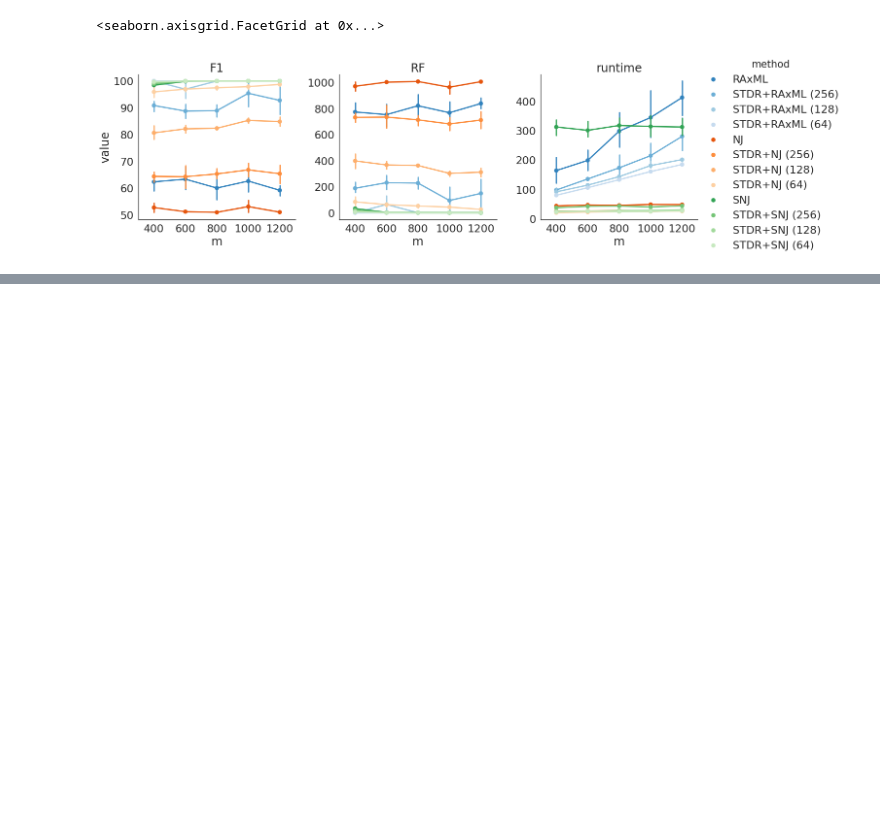
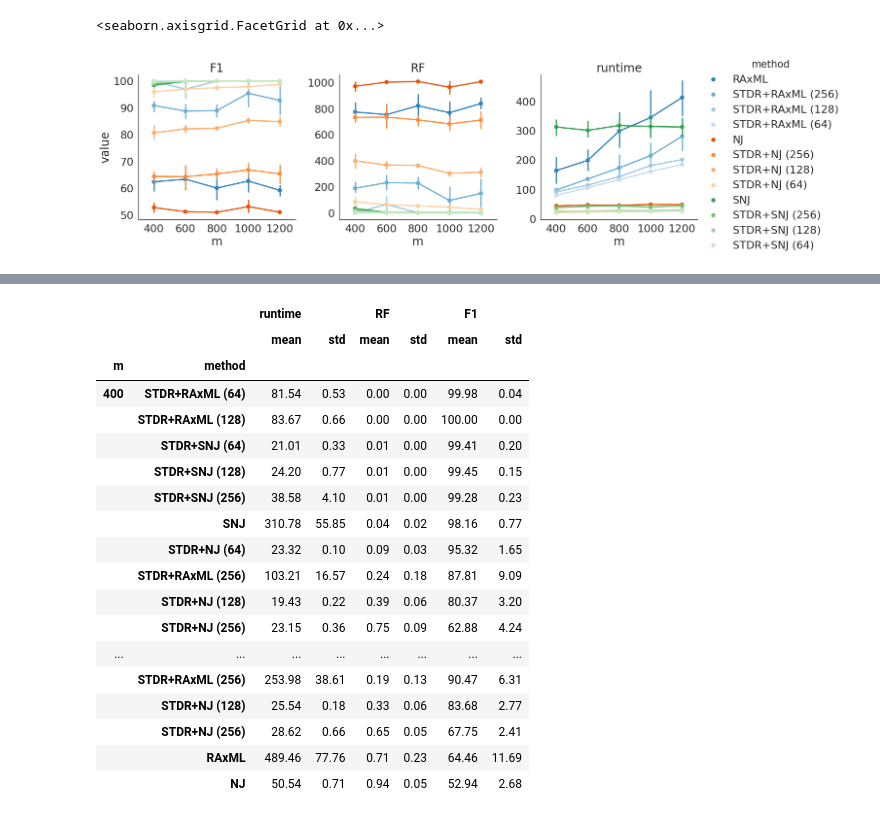
Before and after one commit to NoahAmsel/spectral-tree-inference, a Jupyter notebook: experiments/figs/20201014_caterpillar.ipynb, the cells around one changed output, grey strips where cells are left out. Cells and saved outputs as stored; diff of their text form; code cells hidden in the pictures; blank space fills up the shorter version.

```diff
--- a/experiments/figs/20201014_caterpillar.ipynb
+++ b/experiments/figs/20201014_caterpillar.ipynb
@@ -254,0 +290,22 @@ plt.minorticks_on()
+# %%
+summarized
+# %% [output]
+|  |  | runtime |  | RF |  | F1 |  |
+|  |  | mean | std | mean | std | mean | std |
+| m | method |  |  |  |  |  |  |
+| 400 | STDR+RAxML (64) | 81.54 | 0.53 | 0.00 | 0.00 | 99.98 | 0.04 |
+|  | STDR+RAxML (128) | 83.67 | 0.66 | 0.00 | 0.00 | 100.00 | 0.00 |
+|  | STDR+SNJ (64) | 21.01 | 0.33 | 0.01 | 0.00 | 99.41 | 0.20 |
+|  | STDR+SNJ (128) | 24.20 | 0.77 | 0.01 | 0.00 | 99.45 | 0.15 |
+|  | STDR+SNJ (256) | 38.58 | 4.10 | 0.01 | 0.00 | 99.28 | 0.23 |
+|  | SNJ | 310.78 | 55.85 | 0.04 | 0.02 | 98.16 | 0.77 |
+|  | STDR+NJ (64) | 23.32 | 0.10 | 0.09 | 0.03 | 95.32 | 1.65 |
+|  | STDR+RAxML (256) | 103.21 | 16.57 | 0.24 | 0.18 | 87.81 | 9.09 |
+|  | STDR+NJ (128) | 19.43 | 0.22 | 0.39 | 0.06 | 80.37 | 3.20 |
+|  | STDR+NJ (256) | 23.15 | 0.36 | 0.75 | 0.09 | 62.88 | 4.24 |
+| ... | ... | ... | ... | ... | ... | ... | ... |
+|  | STDR+RAxML (256) | 253.98 | 38.61 | 0.19 | 0.13 | 90.47 | 6.31 |
+|  | STDR+NJ (128) | 25.54 | 0.18 | 0.33 | 0.06 | 83.68 | 2.77 |
+|  | STDR+NJ (256) | 28.62 | 0.66 | 0.65 | 0.05 | 67.75 | 2.41 |
+|  | RAxML | 489.46 | 77.76 | 0.71 | 0.23 | 64.46 | 11.69 |
+|  | NJ | 50.54 | 0.71 | 0.94 | 0.05 | 52.94 | 2.68 |
```
Also changed, not shown: parts of 5 cells of this notebook, 16 other files.
